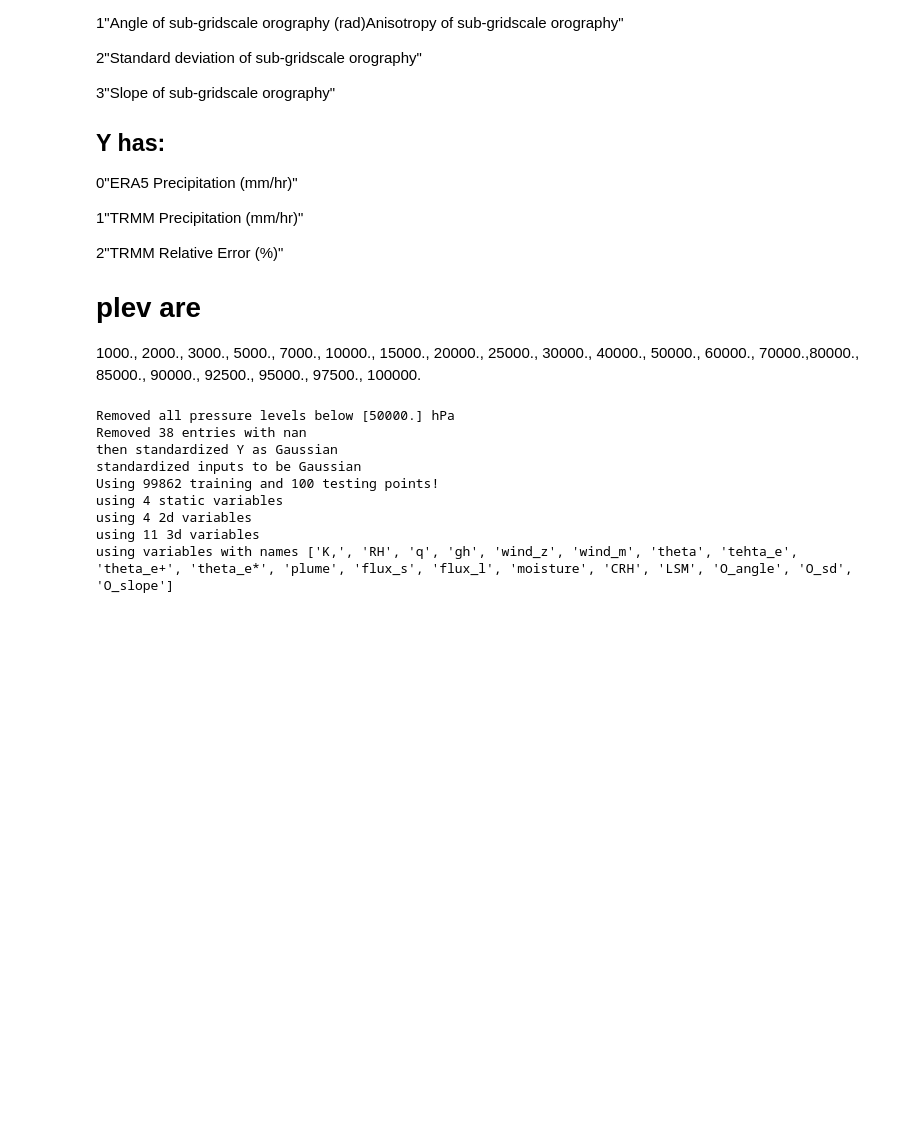
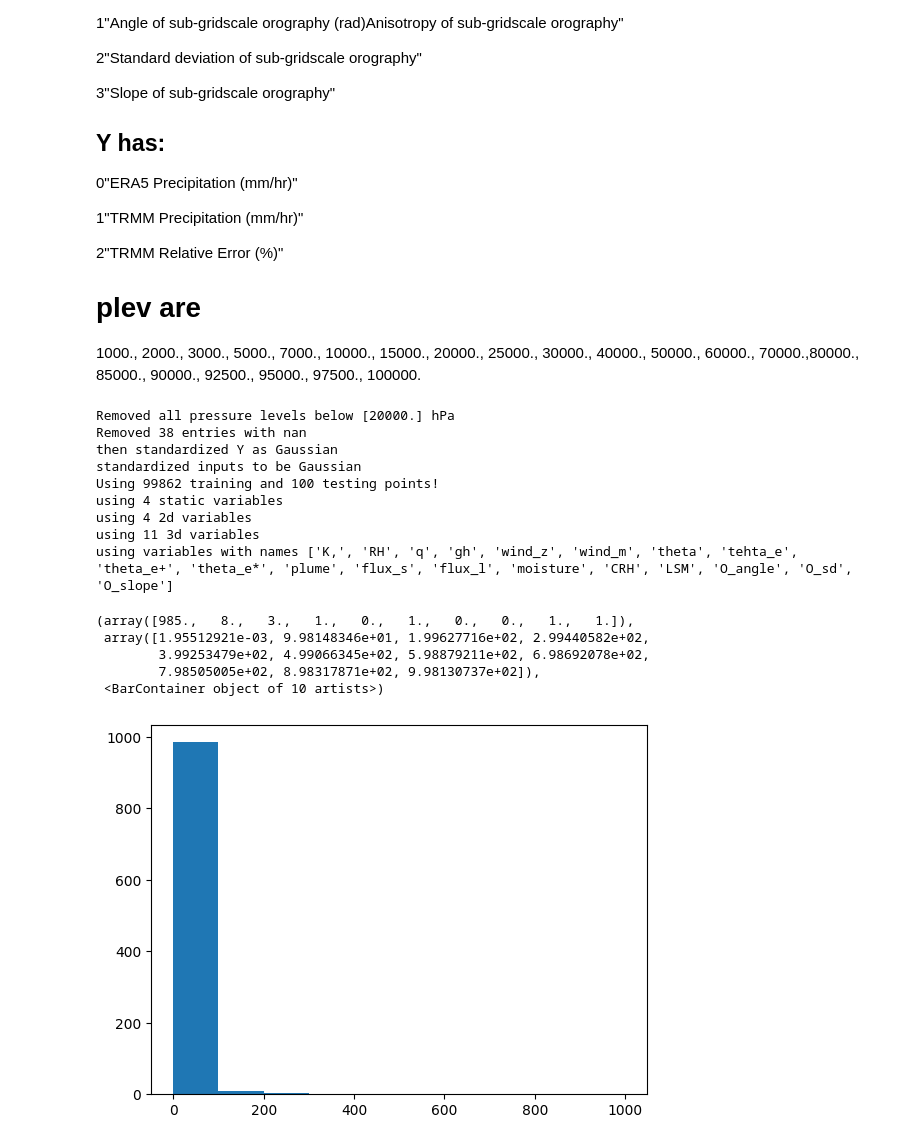
Before and after one commit to JaxGaussianProcesses/GPJax, a Jupyter notebook: Play.ipynb, the cells around one changed output. Cells and saved outputs as stored; diff of their text form; code cells hidden in the pictures; blank space fills up the shorter version.

```diff
--- a/Play.ipynb
+++ b/Play.ipynb
@@ -24,6 +24,11 @@ from matplotlib import rcParams
 
 key = jr.PRNGKey(123)
 
+import tensorflow_probability.substrates.jax as tfp
+tfd = tfp.distributions
+from gpjax.kernels.base import AdditiveKernel
+
+
 import optax as ox
 import tensorflow_probability.substrates.jax.bijectors as tfb
 
@@ -33,3 +38,4 @@ from gpjax.kernels.stationary.rbf import OrthogonalRBF, OrthogonalRBFUnif
 from gpjax.gps import CustomAdditiveConjugatePosterior, VerticalSmoother
 from gpjax.objectives import CustomConjugateMLL, CustomELBO, custom_variational_expectation
 from gpjax.optim_utils import optim_builder, zero_grads
+from gpjax.variational_families import CustomVariationalGaussian
@@ -126,8 +134,8 @@ X3d = X3d[:,idx_3d,:]
 
 
 # # also use his "normalisatopm" for sigma_o
-sigma_o = jnp.where(Xstatic[:,0]<0.5, 0.0, 1.0+jnp.log(1+Xstatic[:,2])) # optimize threshold?
-Xstatic = Xstatic.at[:,2].set(sigma_o)
+# sigma_o = jnp.where(Xstatic[:,0]<0.5, 0.0, 1.0+jnp.log(1+Xstatic[:,2])) # optimize threshold?
+# Xstatic = Xstatic.at[:,2].set(sigma_o)
 names_static = ["LSM","O_angle","O_sd","O_slope"]
 idx_static = [i for i in range(len(names_static))]
 # idx_static = [0]
@@ -143,8 +151,8 @@ names_2d = [names_2d[i] for i in idx_2d]
 X2d = X2d[:,idx_2d]
 
 
-#remove all pressure levels below 500 hPA
-lowest_idx =  11  # 7
+#remove all pressure levels above 500 hPA
+lowest_idx =  7 #11
 print(f"Removed all pressure levels below {pressure[:,lowest_idx]} hPa")
 X3d = X3d[:, :, lowest_idx:]
 pressure_levels = pressure[:,lowest_idx:]
@@ -183,7 +191,7 @@ Y = (Y - Y_mean) / Y_std
 
 
 
-# standardize inputs
+#standardize inputs
 print("standardized inputs to be Gaussian")
 X3d_std = jnp.std(X3d, axis=(0))
 X3d_mean = jnp.mean(X3d,axis=(0))
@@ -226,7 +234,7 @@ print(f"using {num_3d_variables} 3d variables")
 names = names_3d + names_2d + names_static
 print(f"using variables with names {names}")
 # %% [output]
-Removed all pressure levels below [50000.] hPa
+Removed all pressure levels below [20000.] hPa
 Removed 38 entries with nan
 then standardized Y as Gaussian
 standardized inputs to be Gaussian
@@ -389,0 +331,10 @@ def init_likelihood(data: VerticalDataset, fix_noise=False):
+# %%
+dist = tfd.LogNormal(0.0,2.0)
+plt.hist(dist.sample(seed=key, sample_shape=1000))
+# %% [output]
+(array([985.,   8.,   3.,   1.,   0.,   1.,   0.,   0.,   1.,   1.]),
+ array([1.95512921e-03, 9.98148346e+01, 1.99627716e+02, 2.99440582e+02,
+        3.99253479e+02, 4.99066345e+02, 5.98879211e+02, 6.98692078e+02,
+        7.98505005e+02, 8.98317871e+02, 9.98130737e+02]),
+ <BarContainer object of 10 artists>)
+[figure, added]
```
Also changed, not shown: parts of 8 cells of this notebook, 4 other files.
